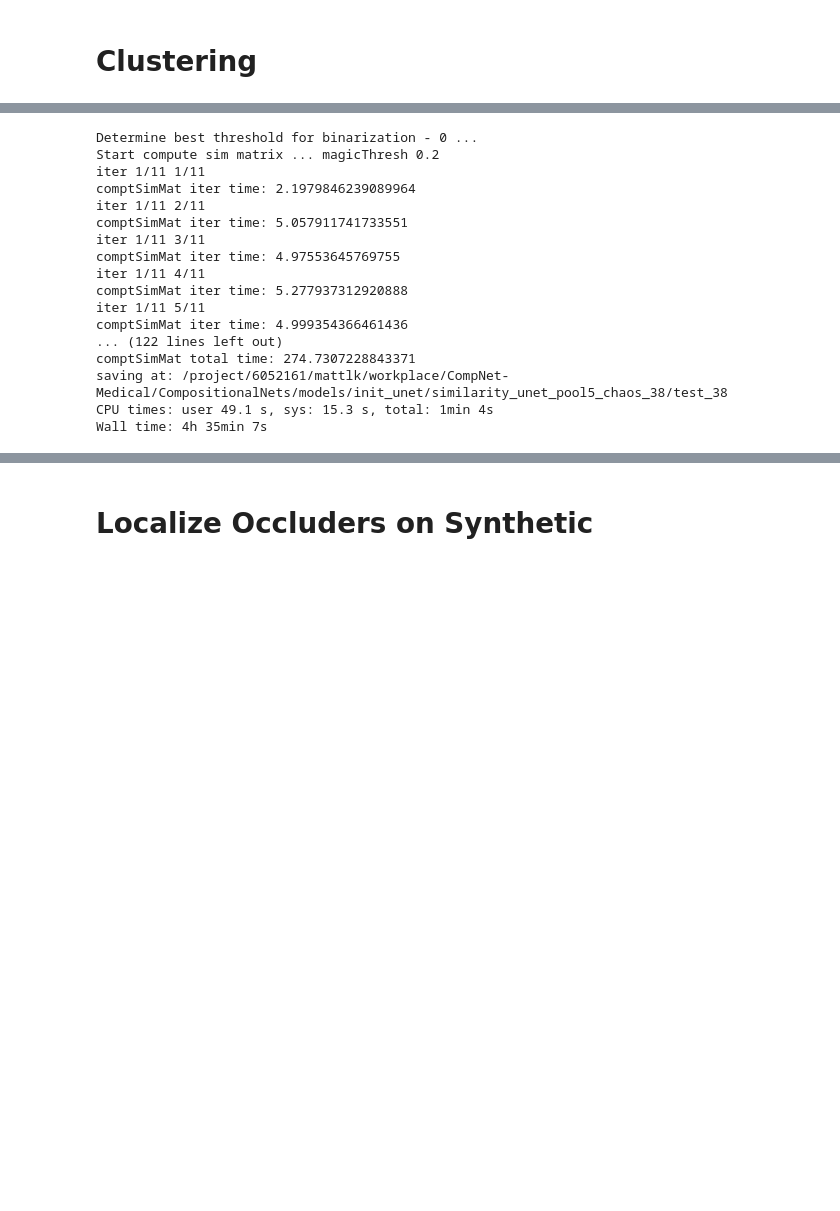
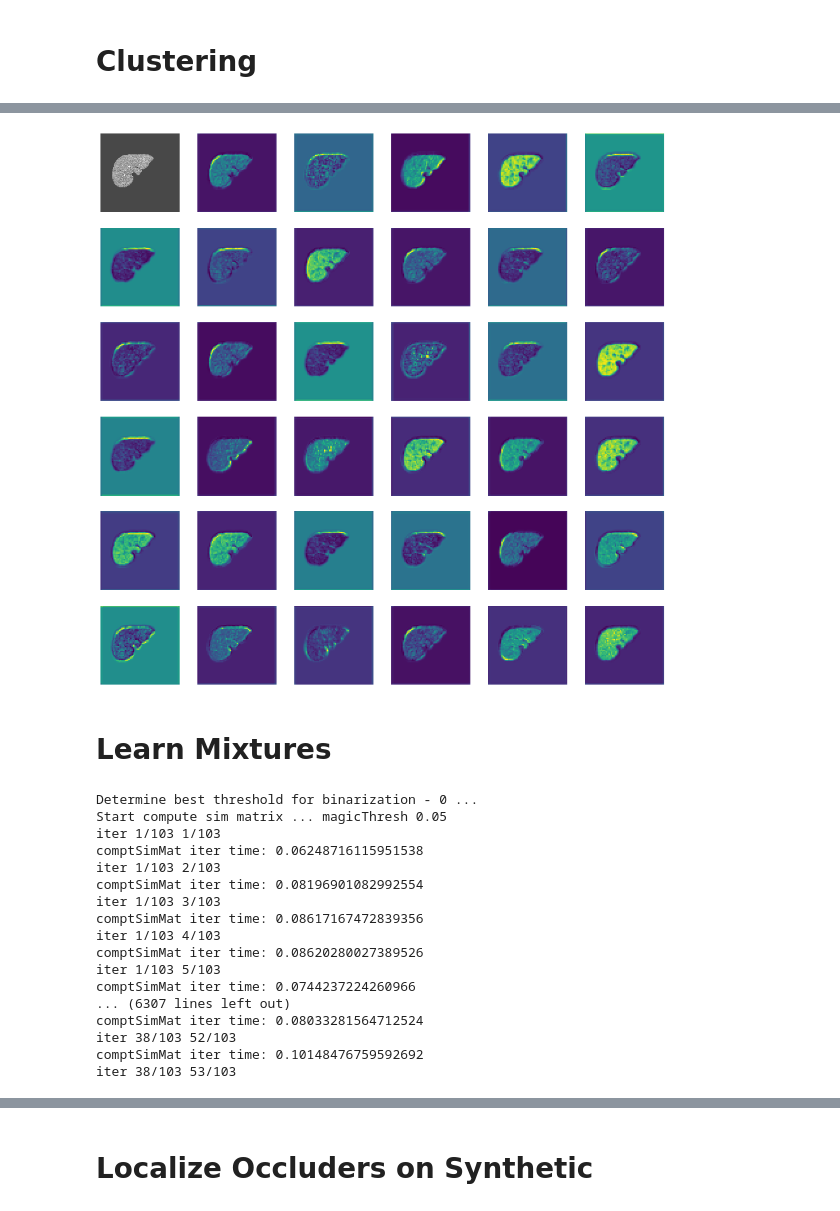
Before and after one commit to mattesko/CompNet-Medical, a Jupyter notebook: notebooks/vmf_learning.ipynb, the cells around one changed output, grey strips where cells are left out. Cells and saved outputs as stored; diff of their text form; code cells hidden in the pictures; blank space fills up the shorter version.

```diff
--- a/notebooks/vmf_learning.ipynb
+++ b/notebooks/vmf_learning.ipynb
@@ -163,27 +323,70 @@ Saving top 16 images for each cluster
+# %%
+encoder = 'unet'
+dict_dir = os.path.join(Directories.COMPOSITIONAL_NETS,
+                        f'models/init_{encoder}/dictionary_{encoder}/chaos_pool5_{vc_num}_u_test_{experiment}.pickle')
+weights = getVmfKernels(dict_dir, device_ids)
+
+conv1o1 = Conv1o1Layer(weights)
+activation_layer = ActivationLayer(kappa, compnet_type,
+                                   threshold=cfg.MODEL.VC_THRESHOLD)
+# %%
+if use_masks:
+    image, mask, label = dataset[15]
+else:
+    image, label = dataset[0]
+image = image.unsqueeze(0)
+
+if device_ids:
+    image = image.cuda(device_ids[0])
+features = extractor(image)
+vc_activations = conv1o1(features)
+vc_activations = vc_activations.detach().squeeze().cpu().numpy()
+# vmf_activations = activation_layer(vc_activations)
+# vmf_activations = vmf_activations.detach().squeeze().cpu().numpy()
+image = image.detach().cpu().squeeze().permute(1,2,0).numpy()
+# %%
+plt.figure(figsize=(16, 16))
+plt.subplot(661)
+plt.imshow(image)
+plt.axis('off')
+
+
+# TODO only VC activations
+# TODO try different kappas
+# TODO try less clusters (200 too many?)
+for i in range(35):
+    plt.subplot(6, 6, 2+i)
+    plt.imshow(vc_activations[i,...])
+    plt.axis('off')
+plt.show()
+# %% [output]
+[figure, added]
+# %% [markdown]
+# Learn Mixtures
 # %%
 %%time
 mat1, mat2 = compute_similarity_matrix(data_loader, 0, f'test_{experiment}',
                                        sim_dir_name=f'similarity_{nn_type}_pool5_chaos_{experiment}',
                                        u_out_name=f'chaos_pool5_{vc_num}_u_test_{experiment}.pickle',
-                                       N_sub=min(200, len(dataset)//10), num_layer_features=min(100, len(dataset)))
+                                       N_sub=min(5, len(dataset)//10), num_layer_features=min(100, len(dataset)), num_centers_threshold=300)
 # %% [output]
 Determine best threshold for binarization - 0 ...
-Start compute sim matrix ... magicThresh 0.2
-iter 1/11 1/11
-comptSimMat iter time: 2.1979846239089964
-iter 1/11 2/11
-comptSimMat iter time: 5.057911741733551
-iter 1/11 3/11
-comptSimMat iter time: 4.97553645769755
-iter 1/11 4/11
-comptSimMat iter time: 5.277937312920888
-iter 1/11 5/11
-comptSimMat iter time: 4.999354366461436
-... (122 lines left out)
-comptSimMat total time: 274.7307228843371
-saving at: /project/6052161/mattlk/workplace/CompNet-Medical/CompositionalNets/models/init_unet/similarity_unet_pool5_chaos_38/test_38
-CPU times: user 49.1 s, sys: 15.3 s, total: 1min 4s
-Wall time: 4h 35min 7s
+Start compute sim matrix ... magicThresh 0.05
+iter 1/103 1/103
+comptSimMat iter time: 0.06248716115951538
+iter 1/103 2/103
+comptSimMat iter time: 0.08196901082992554
+iter 1/103 3/103
+comptSimMat iter time: 0.08617167472839356
+iter 1/103 4/103
+comptSimMat iter time: 0.08620280027389526
+iter 1/103 5/103
+comptSimMat iter time: 0.0744237224260966
+... (6307 lines left out)
+comptSimMat iter time: 0.08033281564712524
+iter 38/103 52/103
+comptSimMat iter time: 0.10148476759592692
+iter 38/103 53/103
 # %%
 learn_mix_model_vMF(data_loader, 0, sim_matrix_name=f'test_{experiment}',
                     num_layers=1, num_clusters_per_layer=1,
```
Also changed, not shown: parts of 28 cells of this notebook, 1 other file.
